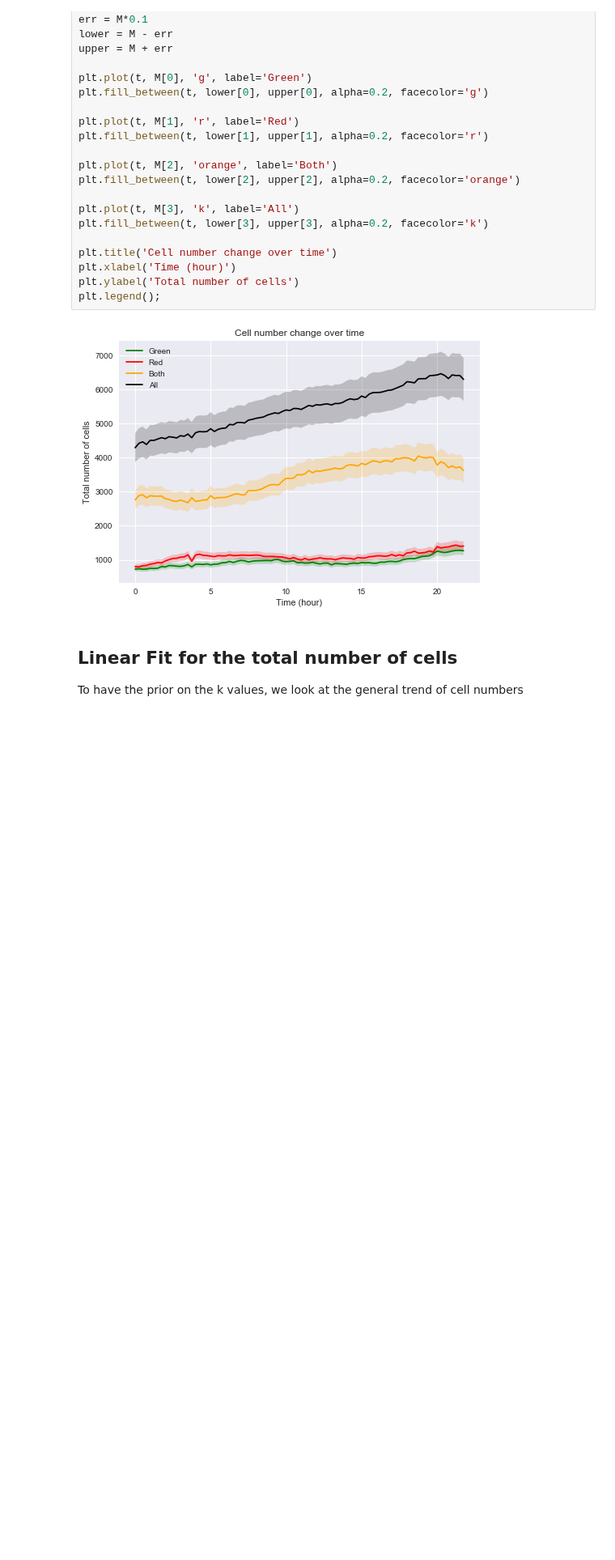
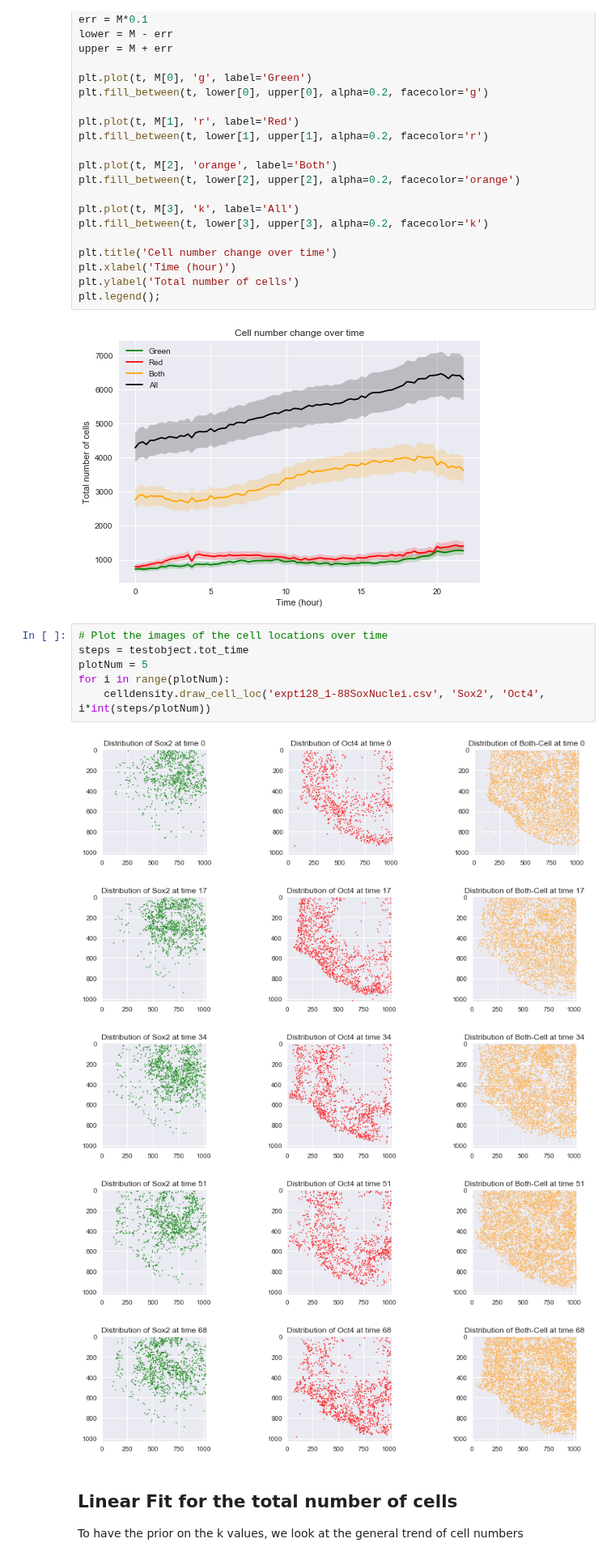
Before and after one commit to tessadgreen/cellfate, a Jupyter notebook: Inference.ipynb, the cells around one changed output. Shown at 81% size. Drawn from its saved outputs; the diff is of its cells as text; blank space fills up the shorter version.

```diff
--- a/Inference.ipynb
+++ b/Inference.ipynb
@@ -615,6 +617,18 @@ plt.ylabel('Total number of cells')
 plt.legend();
 # %% [output]
 [figure]
+# %%
+# Plot the images of the cell locations over time
+steps = testobject.tot_time
+plotNum = 5
+for i in range(plotNum):
+    celldensity.draw_cell_loc('expt128_1-88SoxNuclei.csv', 'Sox2', 'Oct4', i*int(steps/plotNum))
+# %% [output]
+[figure, added]
+[figure, added]
+[figure, added]
+[figure, added]
+[figure, added]
 # %% [markdown]
 ## Linear Fit for the total number of cells
 
```
Also changed, not shown: parts of 1 cell of this notebook, 1 other file.
